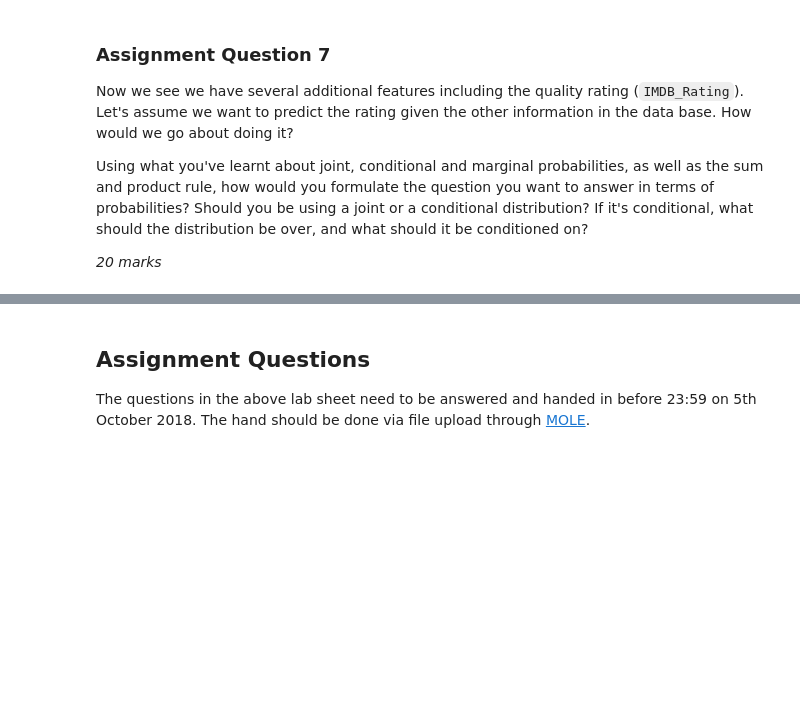
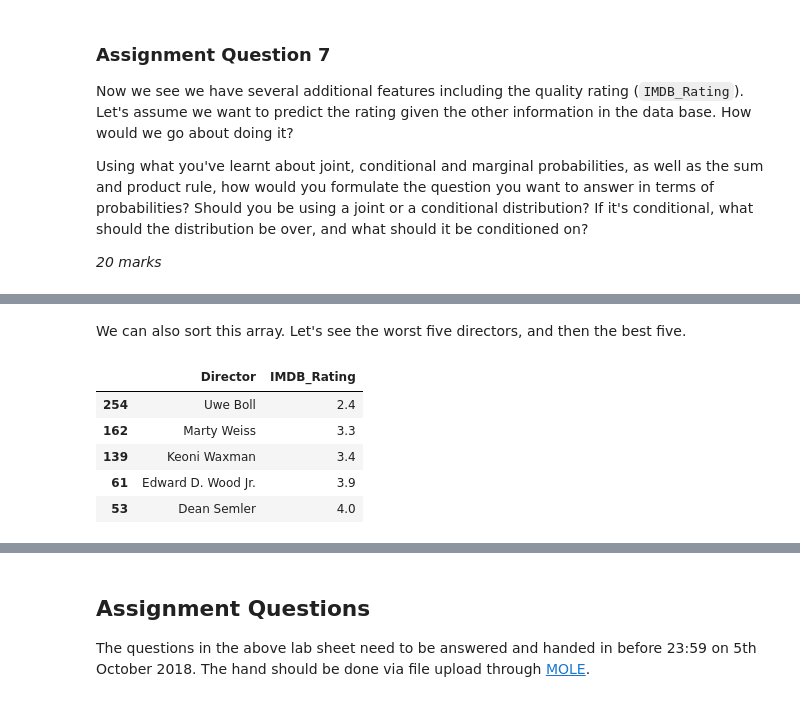
Before and after one commit to TUOS-COM-4509-6509-2018-19/assignment-1-MrDupin, a Jupyter notebook: test.ipynb, the cells around one changed output, grey strips where cells are left out. Drawn from its saved outputs; the diff is of its cells as text; code cells hidden in the pictures; blank space fills up the shorter version.

```diff
--- a/test.ipynb
+++ b/test.ipynb
@@ -534,0 +586,11 @@ If, finally, we had used the joint probability of `P(R == 7.9, F_1, ..., F_n)`,
+# %% [markdown]
+We can also sort this array. Let's see the worst five directors, and then the best five.
+# %%
+directors.sort_values(['IMDB_Rating']).head()
+# %% [output]
+|  | Director | IMDB_Rating |
+| 254 | Uwe Boll | 2.4 |
+| 162 | Marty Weiss | 3.3 |
+| 139 | Keoni Waxman | 3.4 |
+| 61 | Edward D. Wood Jr. | 3.9 |
+| 53 | Dean Semler | 4.0 |
```
Also changed, not shown: parts of 21 cells of this notebook.
